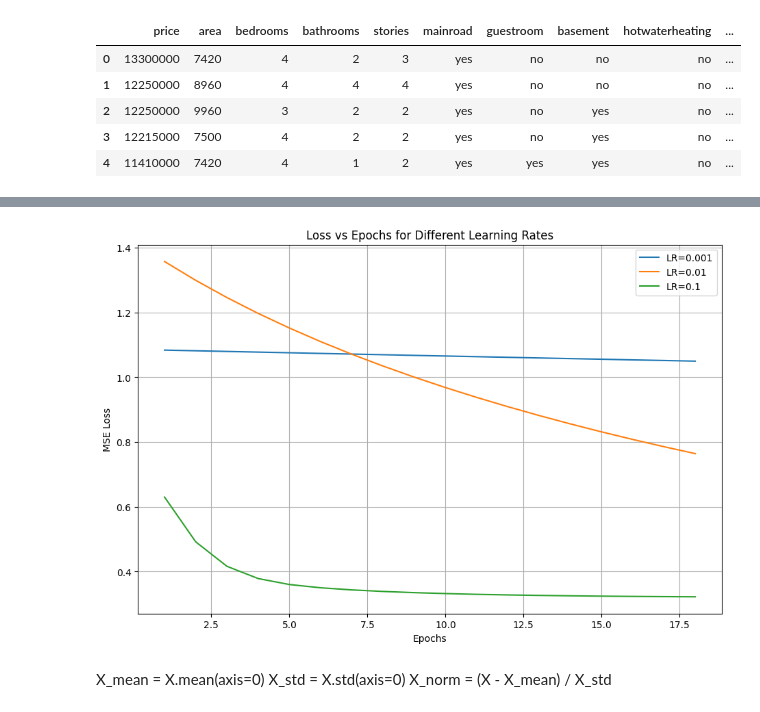
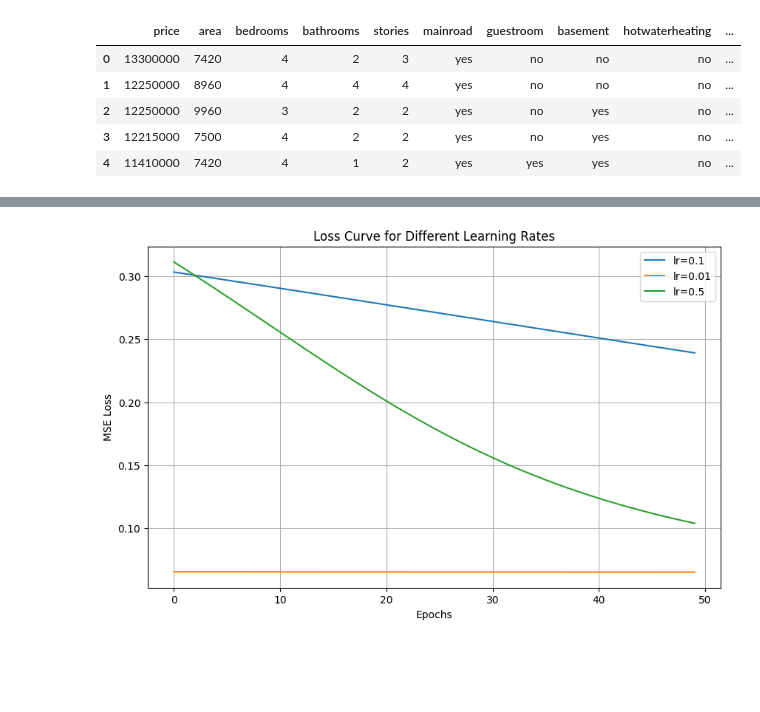
Before and after one commit to abinashregmi/Semester-IV, a Jupyter notebook: AI LABs/lab13.ipynb, the cells around one changed output, grey strips where cells are left out. Cells and saved outputs as stored; diff of their text form; code cells hidden in the pictures; blank space fills up the shorter version.

```diff
--- a/AI LABs/lab13.ipynb
+++ b/AI LABs/lab13.ipynb
@@ -99,0 +31,37 @@ Epoch 18/18 MSE: 0.322424
+# %%
+X = scaled_df.drop(columns=["price"])
+y = scaled_df["price"]
+
+num_features = X.shape[1]
+
+weights = np.random.randn(num_features)
+# %%
+def sigmoid(x):
+    return 1 / (1 + np.exp(-x))
+
+def sigmoid_derivative(x):
+    return sigmoid(x) * (1 - sigmoid(x))
+# %%
+learning_rates = [0.1, 0.01, 0.5]
+num_epochs = 50
+loss_history = {}
+for lr in learning_rates:
+    weights = np.random.randn(num_features)
+    losses = []
+    print(f"\nTraining with learning rate = {lr}")
+    for ep in range(num_epochs):
+        # Forward pass
+        z = np.dot(X, weights)
+        pred_y = sigmoid(z)
+        # Compute error
+        error = np.mean((pred_y - y) ** 2)
+        losses.append(error)
+        # Print
+        print(f"Epoch: {ep}, Loss: {error}")
+        # Backpropagation
+        dE_dy = pred_y - y
+        dy_dz = sigmoid(z) * (1 - sigmoid(z))
+        dz_dw = X
+        gradient = np.dot(dz_dw.T, dE_dy * dy_dz) / len(X)
+        weights = weights - (lr * gradient)
+    loss_history[lr] = losses
@@ -100,17 +86,14 @@ Epoch 18/18 MSE: 0.322424
 # %%
 import matplotlib.pyplot as plt
-plt.figure(figsize=(11,7))
+plt.figure(figsize=(10, 6))
 for lr, losses in loss_history.items():
-  plt.plot(range(1, num_epochs+1), losses, label=f"LR={lr}")
+    plt.plot(range(num_epochs), losses, label=f"lr={lr}")
+
+plt.title("Loss Curve for Different Learning Rates")
 plt.xlabel("Epochs")
 plt.ylabel("MSE Loss")
-plt.title("Loss vs Epochs for Different Learning Rates")
 plt.legend()
 plt.grid(True)
 plt.show()
 # %% [output]
-[figure, old version]
+[figure, new version]
-# %% [markdown]
-X_mean = X.mean(axis=0)
-X_std = X.std(axis=0)
-X_norm = (X - X_mean) / X_std
```
Also changed, not shown: parts of 11 cells of this notebook, 1 other file.
